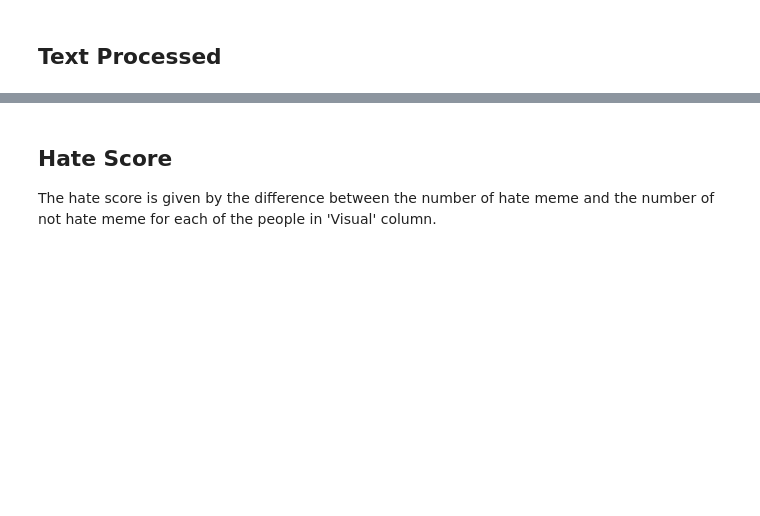
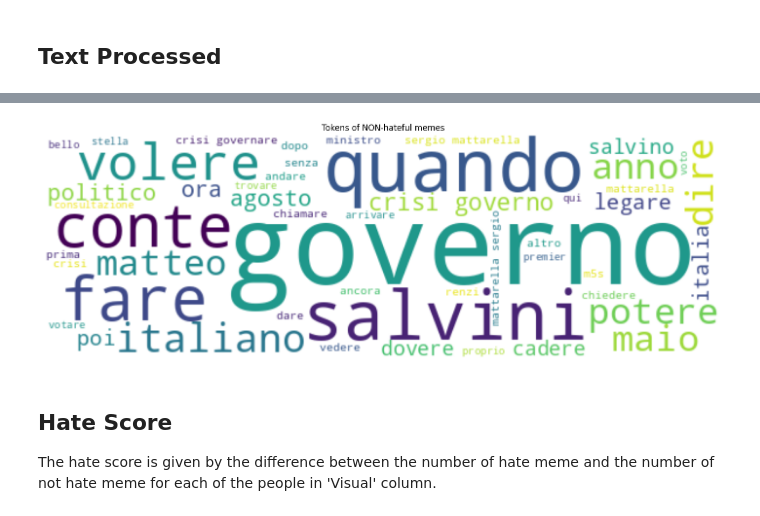
Before and after one commit to simonegramegna/NLP_Dankmeme_classification, a Jupyter notebook: NLP_Dankmemes.ipynb, the cells around one changed output, grey strips where cells are left out. Cells and saved outputs as stored; diff of their text form; code cells hidden in the pictures; blank space fills up the shorter version.

```diff
--- a/NLP_Dankmemes.ipynb
+++ b/NLP_Dankmemes.ipynb
@@ -353,3 +372,11 @@ data.sample(n=10)
+# %%
+wordcloud = WordCloud(max_words=50, width=600, background_color='white').generate(" ".join(nonhateful_meme_tokens))
+plt.imshow(wordcloud, interpolation='bilinear')
+plt.axis("off")
+plt.title("Tokens of NON-hateful memes")
+plt.show()
+# %% [output]
+[figure, added]
 # %% [markdown]
 ## **Hate Score**
 
```
Also changed, not shown: parts of 34 cells of this notebook.
